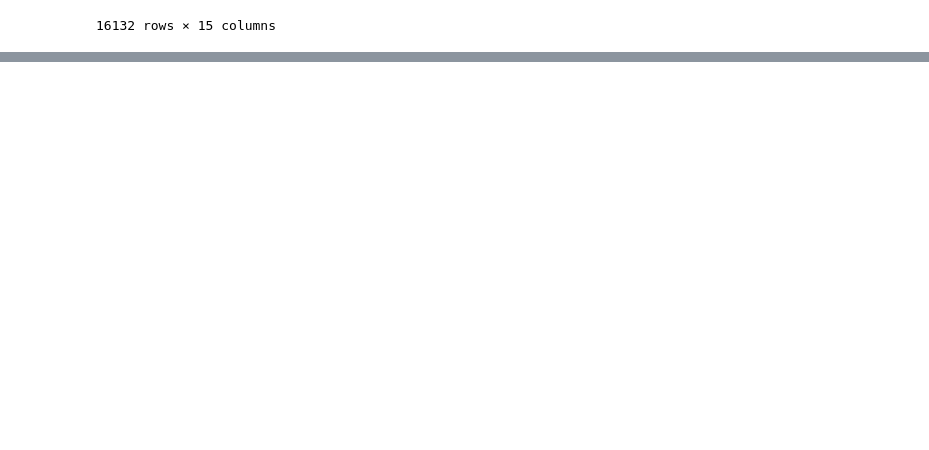
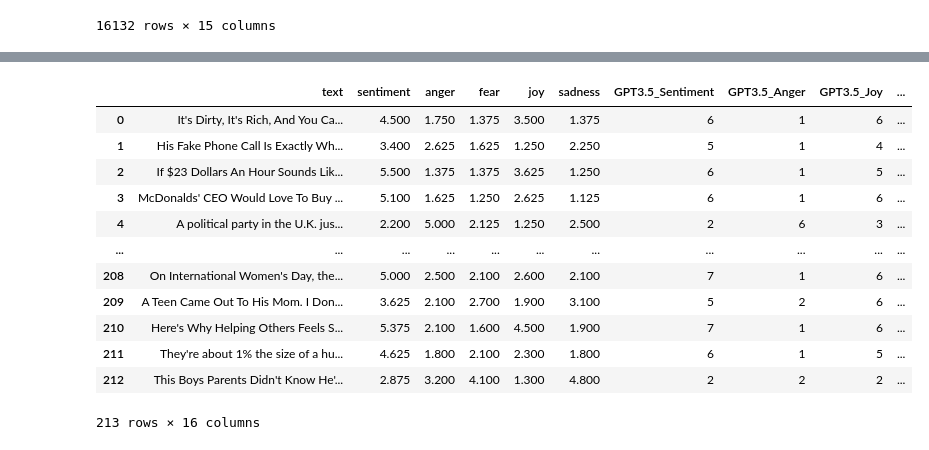
Before and after one commit to centre-for-humanities-computing/llm_annotation, a Jupyter notebook: src/clean_data.ipynb, the cells around one changed output, grey strips where cells are left out. Cells and saved outputs as stored; diff of their text form; code cells hidden in the pictures; blank space fills up the shorter version.

Commit message:
news headlines

```diff
--- a/src/clean_data.ipynb
+++ b/src/clean_data.ipynb
@@ -145,0 +148,21 @@ moral_full.to_csv("../clean_data/moral-foundations_reddit_english.csv", index=Fa
+# %%
+gpt3_5_news = pd.read_csv("../Datasets_GPT_Output/News_headlines/GPT3.5/NewsHeadlinesOutput.csv")
+# %%
+news_full = gpt3_5_news.rename({'headlines.headline': 'text',
+                                  'gptsentiment': 'GPT3.5_Sentiment',
+                                  'gptanger': 'GPT3.5_Anger',
+                                  'gptjoy': 'GPT3.5_Joy',
+                                  'gptsadness': 'GPT3.5_Sadness',
+                                  'gptfear': 'GPT3.5_Fear'}, axis=1)
+# %%
+gpt4_news_anger = pd.read_csv("../Datasets_GPT_Output/News_headlines/GPT4/emotion-news-headlines-anger-0-gpt-4-0-1.csv")
+gpt4_news_fear= pd.read_csv("../Datasets_GPT_Output/News_headlines/GPT4/emotion-news-headlines-fear-0-gpt-4-0-1 (1).csv")
+gpt4_news_joy = pd.read_csv("../Datasets_GPT_Output/News_headlines/GPT4/emotion-news-headlines-joy-0-gpt-4-0-1 (1).csv")
+gpt4_news_sadness = pd.read_csv("../Datasets_GPT_Output/News_headlines/GPT4/emotion-news-headlines-sadness-0-gpt-4-0-1.csv")
+gpt4_news_sent = pd.read_csv("../Datasets_GPT_Output/News_headlines/GPT4/sentiment-news-headlines-0-gpt-4-0-1.csv")
+# %%
+news_full['GPT4_Sentiment'] = gpt4_news_sent['sentiment']
+news_full['GPT4_Anger'] = gpt4_news_anger['anger']
+news_full['GPT4_Joy'] = gpt4_news_joy['joy']
+news_full['GPT4_Sadness'] = gpt4_news_sadness['sadness']
+news_full['GPT4_Fear'] = gpt4_news_fear['fear']
@@ -145,0 +196,16 @@ moral_full.to_csv("../clean_data/moral-foundations_reddit_english.csv", index=Fa
+# %%
+news_full
+# %% [output]
+|  | text | sentiment | anger | fear | joy | sadness | GPT3.5_Sentiment | GPT3.5_Anger | GPT3.5_Joy | ... |
+| 0 | It's Dirty, It's Rich, And You Ca... | 4.500 | 1.750 | 1.375 | 3.500 | 1.375 | 6 | 1 | 6 | ... |
+| 1 | His Fake Phone Call Is Exactly Wh... | 3.400 | 2.625 | 1.625 | 1.250 | 2.250 | 5 | 1 | 4 | ... |
+| 2 | If $23 Dollars An Hour Sounds Lik... | 5.500 | 1.375 | 1.375 | 3.625 | 1.250 | 6 | 1 | 5 | ... |
+| 3 | McDonalds' CEO Would Love To Buy ... | 5.100 | 1.625 | 1.250 | 2.625 | 1.125 | 6 | 1 | 6 | ... |
+| 4 | A political party in the U.K. jus... | 2.200 | 5.000 | 2.125 | 1.250 | 2.500 | 2 | 6 | 3 | ... |
+| ... | ... | ... | ... | ... | ... | ... | ... | ... | ... | ... |
+| 208 | On International Women's Day, the... | 5.000 | 2.500 | 2.100 | 2.600 | 2.100 | 7 | 1 | 6 | ... |
+| 209 | A Teen Came Out To His Mom. I Don... | 3.625 | 2.100 | 2.700 | 1.900 | 3.100 | 5 | 2 | 6 | ... |
+| 210 | Here's Why Helping Others Feels S... | 5.375 | 2.100 | 1.600 | 4.500 | 1.900 | 7 | 1 | 6 | ... |
+| 211 | They're about 1% the size of a hu... | 4.625 | 1.800 | 2.100 | 2.300 | 1.800 | 6 | 1 | 5 | ... |
+| 212 | This Boys Parents Didn't Know He'... | 2.875 | 3.200 | 4.100 | 1.300 | 4.800 | 2 | 2 | 2 | ... |
+213 rows × 16 columns
```
Also changed, not shown: parts of 8 cells of this notebook, 1 other file.
